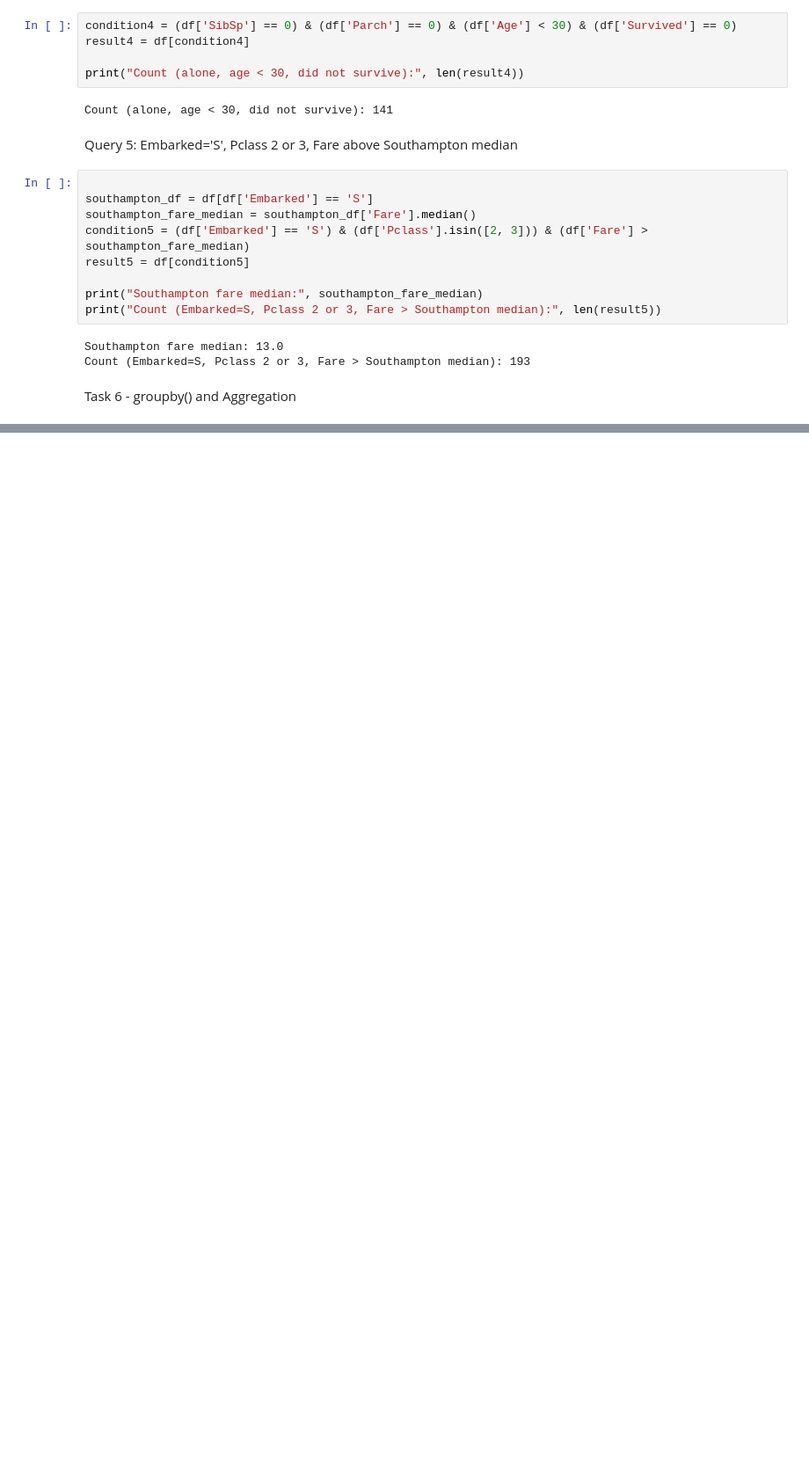
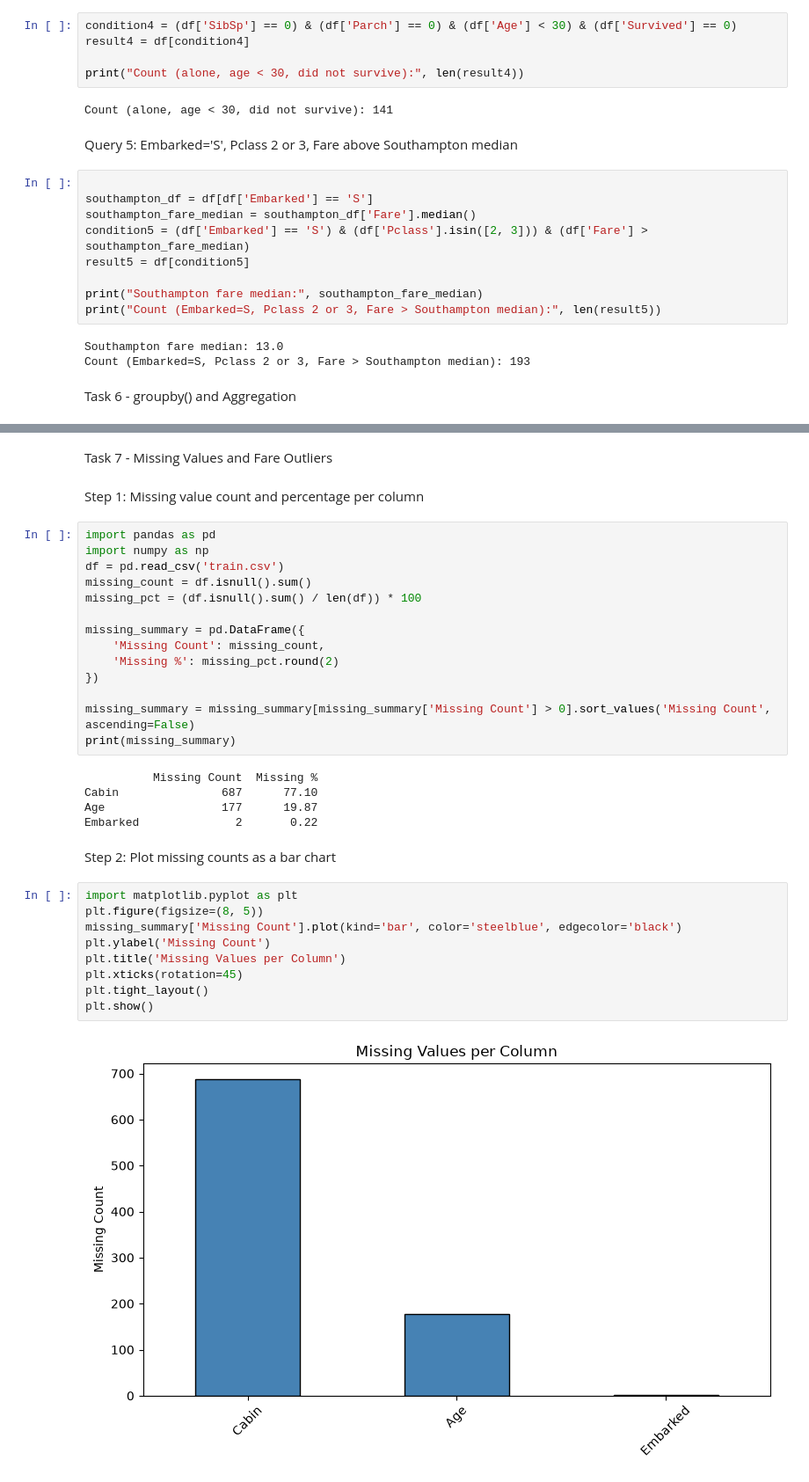
Before and after one commit to Bhargeshjani03/202618010_JaniBhargesh_DS605, a Jupyter notebook: 202618010_Lab_2/202618010_Lab_2.ipynb, the cells around one changed output, grey strips where cells are left out. Shown at 88% size. Drawn from its saved outputs; the diff is of its cells as text; blank space fills up the shorter version.

Commit message:
All Tasks Completed

```diff
--- a/202618010_Lab_2/202618010_Lab_2.ipynb
+++ b/202618010_Lab_2/202618010_Lab_2.ipynb
@@ -436,0 +490,36 @@ print(survival_by_sex)
+# %% [markdown]
+Task 7 - Missing Values and Fare Outliers
+# %% [markdown]
+Step 1: Missing value count and percentage per column
+# %%
+import pandas as pd
+import numpy as np
+df = pd.read_csv('train.csv')
+missing_count = df.isnull().sum()
+missing_pct = (df.isnull().sum() / len(df)) * 100
+
+missing_summary = pd.DataFrame({
+    'Missing Count': missing_count,
+    'Missing %': missing_pct.round(2)
+})
+
+missing_summary = missing_summary[missing_summary['Missing Count'] > 0].sort_values('Missing Count', ascending=False)
+print(missing_summary)
+# %% [output]
+          Missing Count  Missing %
+Cabin               687      77.10
+Age                 177      19.87
+Embarked              2       0.22
+# %% [markdown]
+Step 2: Plot missing counts as a bar chart
+# %%
+import matplotlib.pyplot as plt
+plt.figure(figsize=(8, 5))
+missing_summary['Missing Count'].plot(kind='bar', color='steelblue', edgecolor='black')
+plt.ylabel('Missing Count')
+plt.title('Missing Values per Column')
+plt.xticks(rotation=45)
+plt.tight_layout()
+plt.show()
+# %% [output]
+[figure, added]
```
Also changed, not shown: parts of 37 cells of this notebook, 1 other file.
